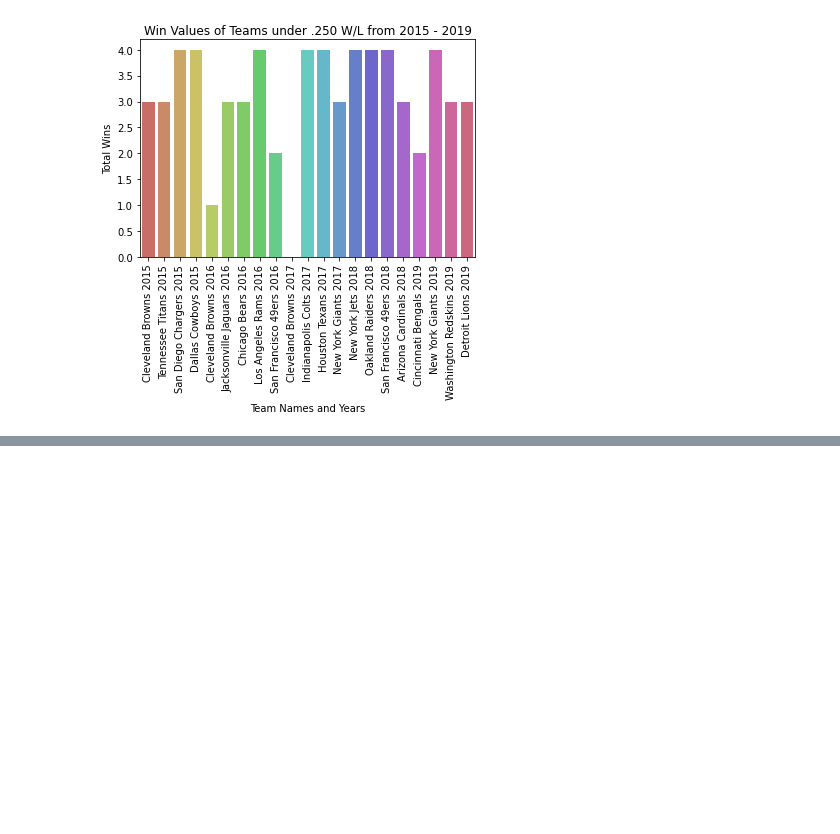
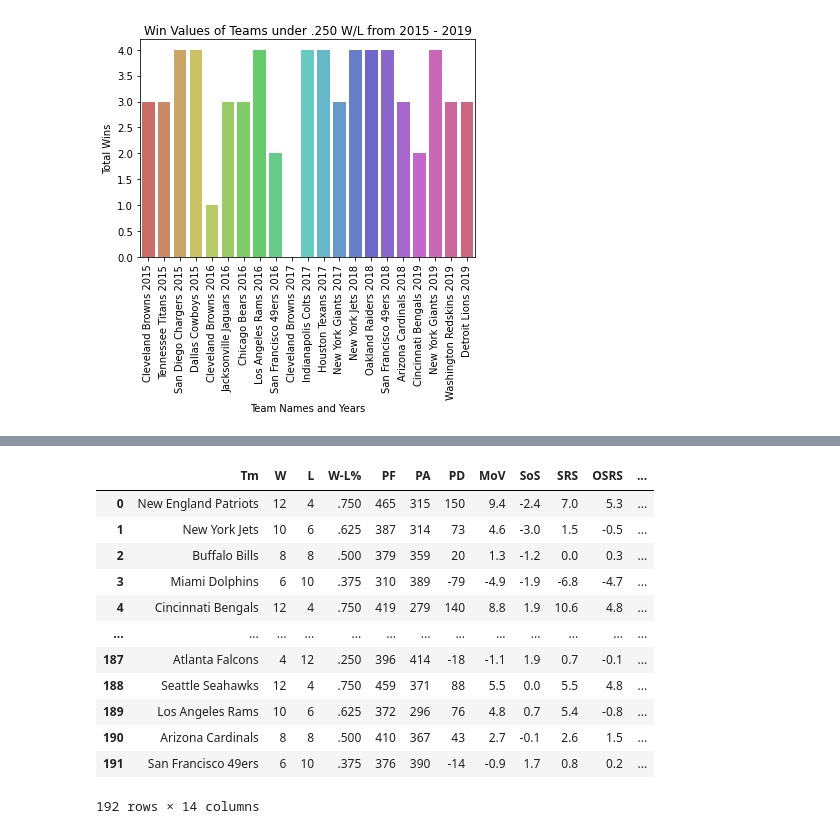
Before and after one commit to rksmith56/rksmith56.github.io, a Jupyter notebook: mainsource.ipynb, the cells around one changed output, grey strips where cells are left out. Drawn from its saved outputs; the diff is of its cells as text; code cells hidden in the pictures; blank space fills up the shorter version.

```diff
--- a/mainsource.ipynb
+++ b/mainsource.ipynb
@@ -156,0 +233,35 @@ Text(0.5, 0, 'Team Names and Years')
+# %%
+
+url_2020 = "https://www.pro-football-reference.com/years/2020/"
+df_afc_2020 = pd.read_html(url_2020)[0]
+df_nfc_2020 = pd.read_html(url_2020)[1]
+
+df_afc_2020_ls = df_afc_2020[df_afc_2020.index % 5 != 0]
+df_nfc_2020_ls = df_nfc_2020[df_nfc_2020.index % 5 != 0]
+frames = [df_afc_2020_ls, df_nfc_2020_ls]
+ls_2020 = pd.concat(frames, ignore_index=True)
+ls_2020['W'] = ls_2020['W'].astype('int')
+ls_2020['Year'] = 2020
+
+
+updated_years_list = [ls_2015, ls_2016, ls_2017, ls_2018, ls_2019, ls_2020]
+updated_years_frame_ls = pd.concat(updated_years_list, ignore_index=True)
+updated_years_frame_ls['Tm'] = [name.replace("+", "").replace("*", "") for name in updated_years_frame_ls['Tm']]
+updated_years_frame_ls.loc[176 ,'Tm'] = "Washington Redskins"
+
+
+updated_years_frame_ls
+# %% [output]
+|  | Tm | W | L | W-L% | PF | PA | PD | MoV | SoS | SRS | OSRS | ... |
+| 0 | New England Patriots | 12 | 4 | .750 | 465 | 315 | 150 | 9.4 | -2.4 | 7.0 | 5.3 | ... |
+| 1 | New York Jets | 10 | 6 | .625 | 387 | 314 | 73 | 4.6 | -3.0 | 1.5 | -0.5 | ... |
+| 2 | Buffalo Bills | 8 | 8 | .500 | 379 | 359 | 20 | 1.3 | -1.2 | 0.0 | 0.3 | ... |
+| 3 | Miami Dolphins | 6 | 10 | .375 | 310 | 389 | -79 | -4.9 | -1.9 | -6.8 | -4.7 | ... |
+| 4 | Cincinnati Bengals | 12 | 4 | .750 | 419 | 279 | 140 | 8.8 | 1.9 | 10.6 | 4.8 | ... |
+| ... | ... | ... | ... | ... | ... | ... | ... | ... | ... | ... | ... | ... |
+| 187 | Atlanta Falcons | 4 | 12 | .250 | 396 | 414 | -18 | -1.1 | 1.9 | 0.7 | -0.1 | ... |
+| 188 | Seattle Seahawks | 12 | 4 | .750 | 459 | 371 | 88 | 5.5 | 0.0 | 5.5 | 4.8 | ... |
+| 189 | Los Angeles Rams | 10 | 6 | .625 | 372 | 296 | 76 | 4.8 | 0.7 | 5.4 | -0.8 | ... |
+| 190 | Arizona Cardinals | 8 | 8 | .500 | 410 | 367 | 43 | 2.7 | -0.1 | 2.6 | 1.5 | ... |
+| 191 | San Francisco 49ers | 6 | 10 | .375 | 376 | 390 | -14 | -0.9 | 1.7 | 0.8 | 0.2 | ... |
+192 rows × 14 columns
```
Also changed, not shown: parts of 11 cells of this notebook.
